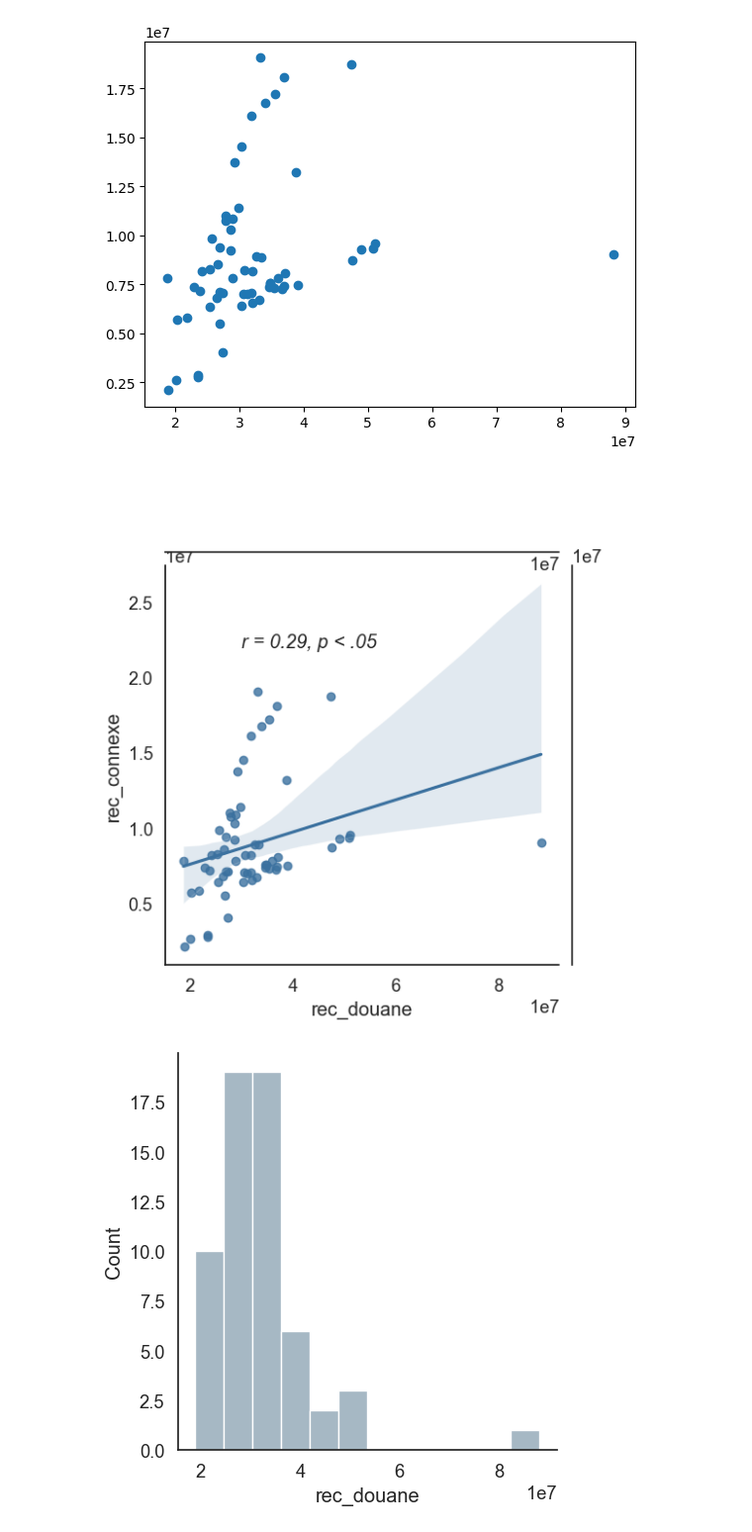
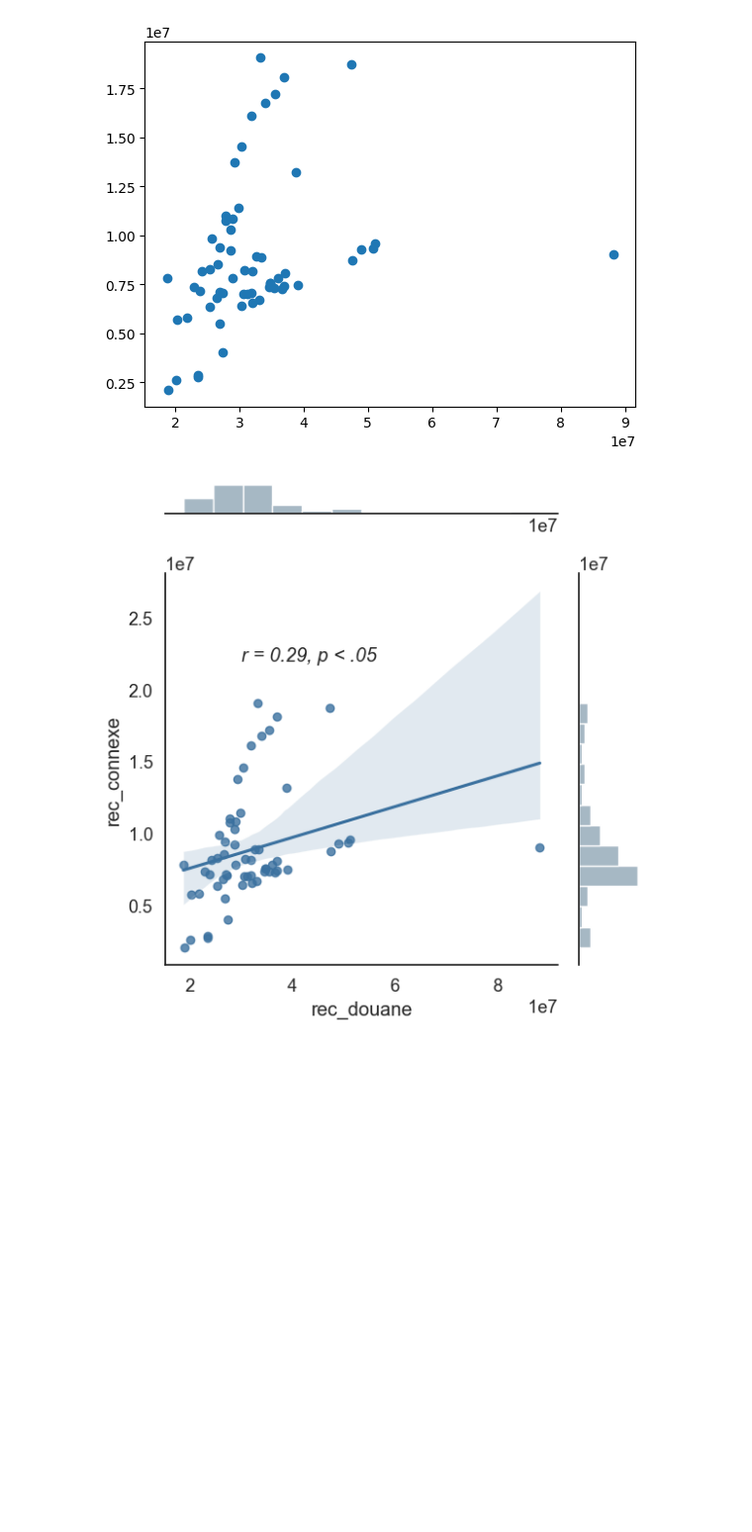
Before and after one commit to Pinto-Katende-Jonathan/SimpleDescriptiveStat, a Jupyter notebook: analyse.ipynb, the cells around one changed output. Shown at 99% size. Saved outputs shown, nothing was run; the diff lists cells and outputs as text; code cells hidden in the pictures; blank space fills up the shorter version.

Commit message:
updating graphic, changing displot to histplot, and avoiding the deprecation

```diff
--- a/analyse.ipynb
+++ b/analyse.ipynb
@@ -666,14 +666,25 @@ plt.scatter(df_copy.rec_douane, df_copy.rec_connexe)
 <matplotlib.collections.PathCollection at 0x...>
 [figure]
 # %%
+# from scipy.stats import pearsonr
+# sns.set(style='white', font_scale=1.2)
+
+# g = sns.JointGrid(data=df_copy, x='rec_douane', y='rec_connexe')
+# g = g.plot_joint(sns.regplot, color="xkcd:muted blue")
+# g = g.plot_marginals(sns.displot, kde=False, bins=12, color="xkcd:bluey grey")
+# g.ax_joint.text(3e7, 2.2e7, f'r = {r}, p < .05', fontstyle='italic')
+# plt.tight_layout()
+
 from scipy.stats import pearsonr
+import seaborn as sns
+import matplotlib.pyplot as plt
+
 sns.set(style='white', font_scale=1.2)
 
 g = sns.JointGrid(data=df_copy, x='rec_douane', y='rec_connexe')
 g = g.plot_joint(sns.regplot, color="xkcd:muted blue")
-g = g.plot_marginals(sns.displot, kde=False, bins=12, color="xkcd:bluey grey")
+g = g.plot_marginals(sns.histplot, kde=False, bins=12, color="xkcd:bluey grey")
 g.ax_joint.text(3e7, 2.2e7, f'r = {r}, p < .05', fontstyle='italic')
 plt.tight_layout()
 # %% [output]
-[figure, old version]
+[figure, new version]
-[figure, removed]
```
Also changed, not shown: parts of 1 cell of this notebook.
